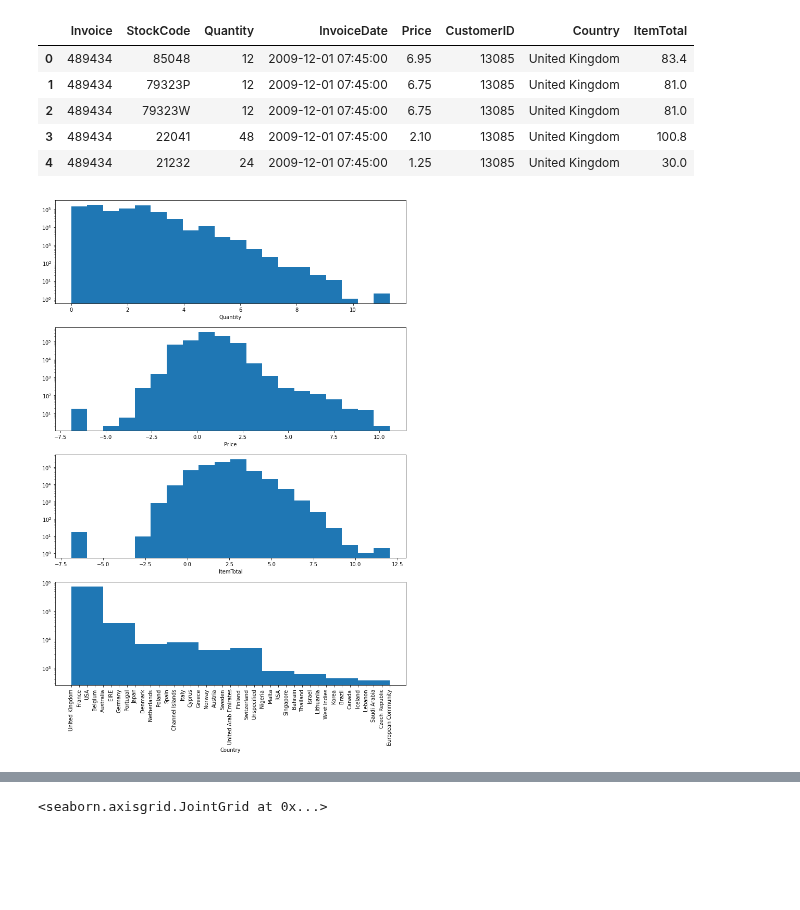
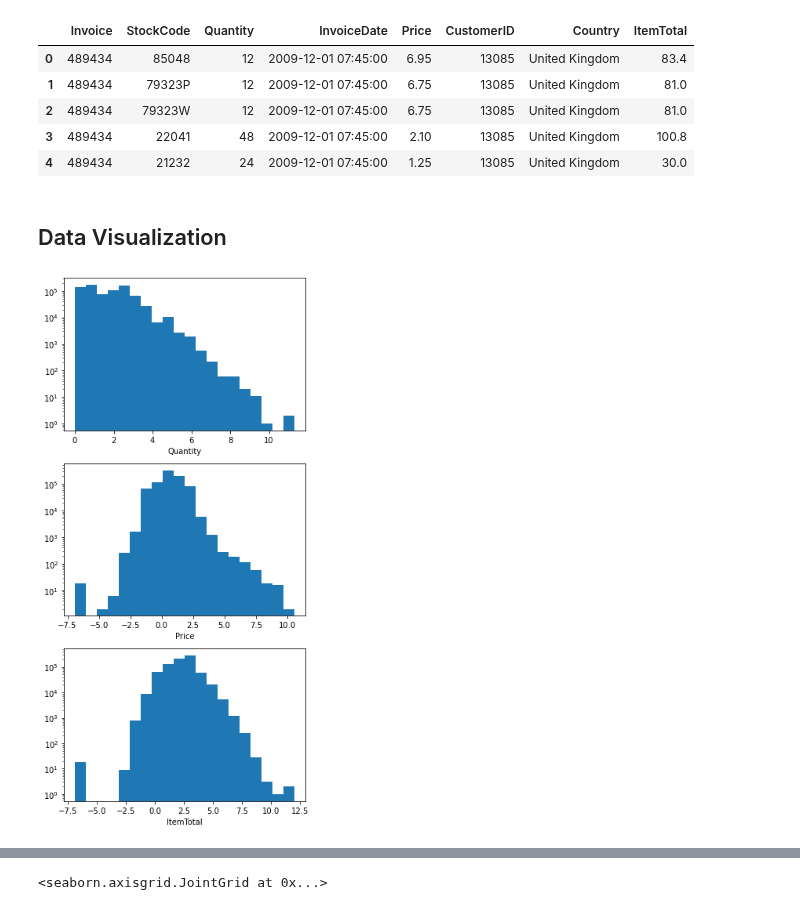
Before and after one commit to amythemirror/Customer_Lifetime_Value_Prediction, a Jupyter notebook: EDA.ipynb, the cells around one changed output, grey strips where cells are left out. Drawn from its saved outputs; the diff is of its cells as text; code cells hidden in the pictures; blank space fills up the shorter version.

```diff
--- a/EDA.ipynb
+++ b/EDA.ipynb
@@ -16,31 +16,28 @@ df.head()
 | 2 | 489434 | 79323W | 12 | 2009-12-01 07:45:00 | 6.75 | 13085 | United Kingdom | 81.0 |
 | 3 | 489434 | 22041 | 48 | 2009-12-01 07:45:00 | 2.10 | 13085 | United Kingdom | 100.8 |
 | 4 | 489434 | 21232 | 24 | 2009-12-01 07:45:00 | 1.25 | 13085 | United Kingdom | 30.0 |
+# %% [markdown]
+## Data Visualization
 # %%
 #create histograms for features
-plt.figure(figsize=(10,15))
+plt.figure(figsize=(5,10))
 
-plt.subplot(4,1,1)
+plt.subplot(3,1,1)
 plt.hist(np.log(df.Quantity),bins=20)
 plt.yscale('log')
 plt.xlabel('Quantity')
 
-plt.subplot(4,1,2)
+plt.subplot(3,1,2)
 plt.hist(np.log(df.Price),bins=20)
 plt.yscale('log')
 plt.xlabel('Price')
 
-plt.subplot(4,1,3)
+plt.subplot(3,1,3)
 plt.hist(np.log(df.ItemTotal),bins=20)
 plt.yscale('log')
 plt.xlabel('ItemTotal')
 
-plt.subplot(4,1,4)
-plt.hist(df.Country)
-plt.yscale('log')
-plt.xticks(rotation=90)
-plt.xlabel('Country')
-
 plt.tight_layout()
+plt.show()
 # %% [output]
-[figure, old version]
+[figure, new version]
```
Also changed, not shown: parts of 29 cells of this notebook.
